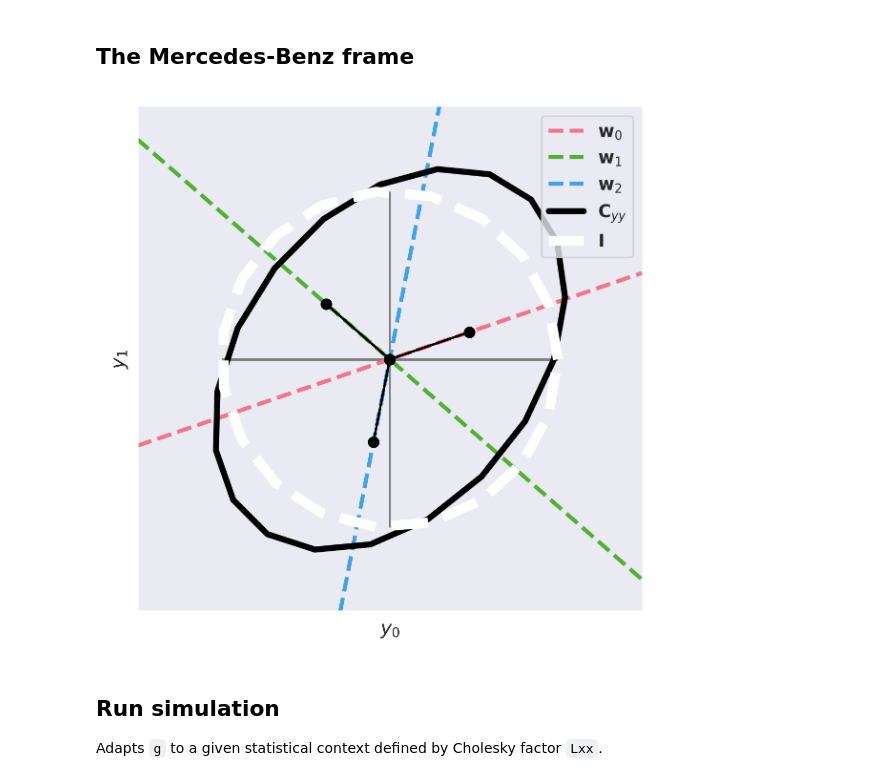
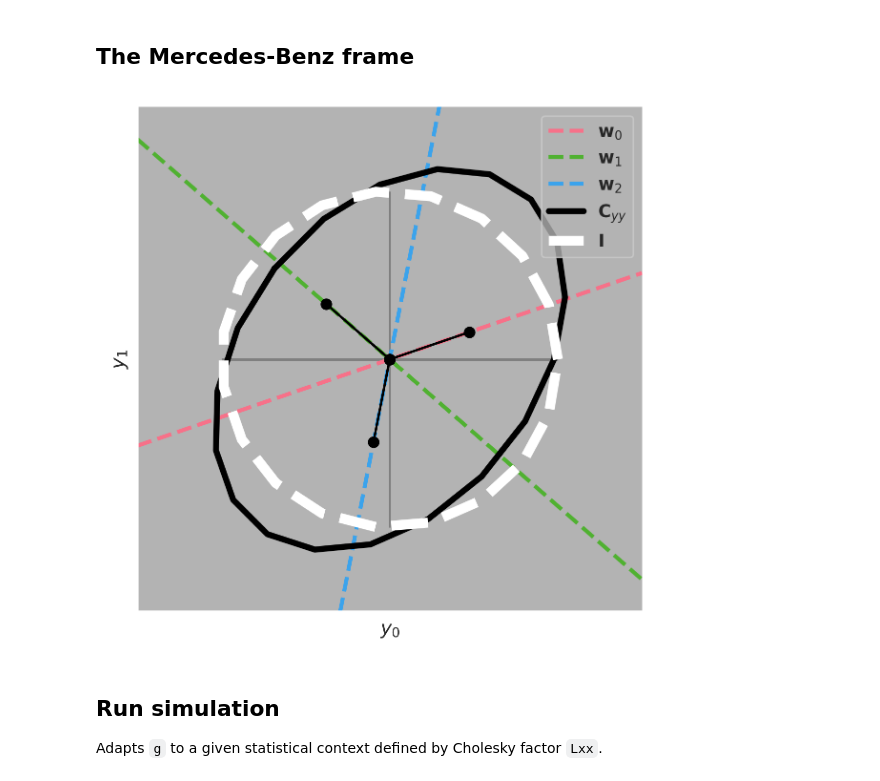
Before and after one commit to lyndond/frame_whitening, a Jupyter notebook: figures/mercedes_loss_go_down.ipynb, the cells around one changed output. Cells and saved outputs as stored; diff of their text form; code cells hidden in the pictures.

```diff
--- a/figures/mercedes_loss_go_down.ipynb
+++ b/figures/mercedes_loss_go_down.ipynb
@@ -25,33 +25,34 @@ I = np.eye(2)
 W = fw.get_mercedes_frame(jitter=True)
 
 MAX = 3
-with sns.plotting_context("paper", font_scale=1), sns.axes_style("dark"):
+with (sns.plotting_context("paper", font_scale=1),
+    sns.axes_style("dark", {"axes.facecolor": "0.7"})):
     fig_frame, ax = plt.subplots(1, 1, dpi=300)
     ax.hlines(0, -2, 2, "grey")
     ax.vlines(0, -2, 2, "grey")
 
     x = np.linspace(-MAX, MAX, 10)
     cols = sns.color_palette("husl", n_colors=3)
     for i in range(3):
         ax.plot(
             x,
             (W[1, i] / W[0, i]) * x,
             "--",
             color=cols[i],
             linewidth=2,
             label=r"${\bf w}" + f"_{i}$",
         )
     fwplt.plot_frame2d(W, ax=ax, color="k")
     fwplt.plot_ellipse(C, linewidth=3, ax=ax, color="k", label=r'${\bf C}_{yy}$')
     fwplt.plot_ellipse(I, linewidth=5, ax=ax, color="w", linestyle="--", label=r'${\bf I}$')
 
     ax.axis("square")
     ax.axis((-MAX, MAX, -MAX, MAX))
     ax.set(xlabel="$y_0$", ylabel="$y_1$", xticks=[], yticks=[])
 
     plt.legend()
     fig_frame.tight_layout()
     sns.despine()
 # %% [output]
-[figure, old version]
+[figure, new version]
 # %%
```
Also changed, not shown: parts of 1 cell of this notebook, 4 other files.
